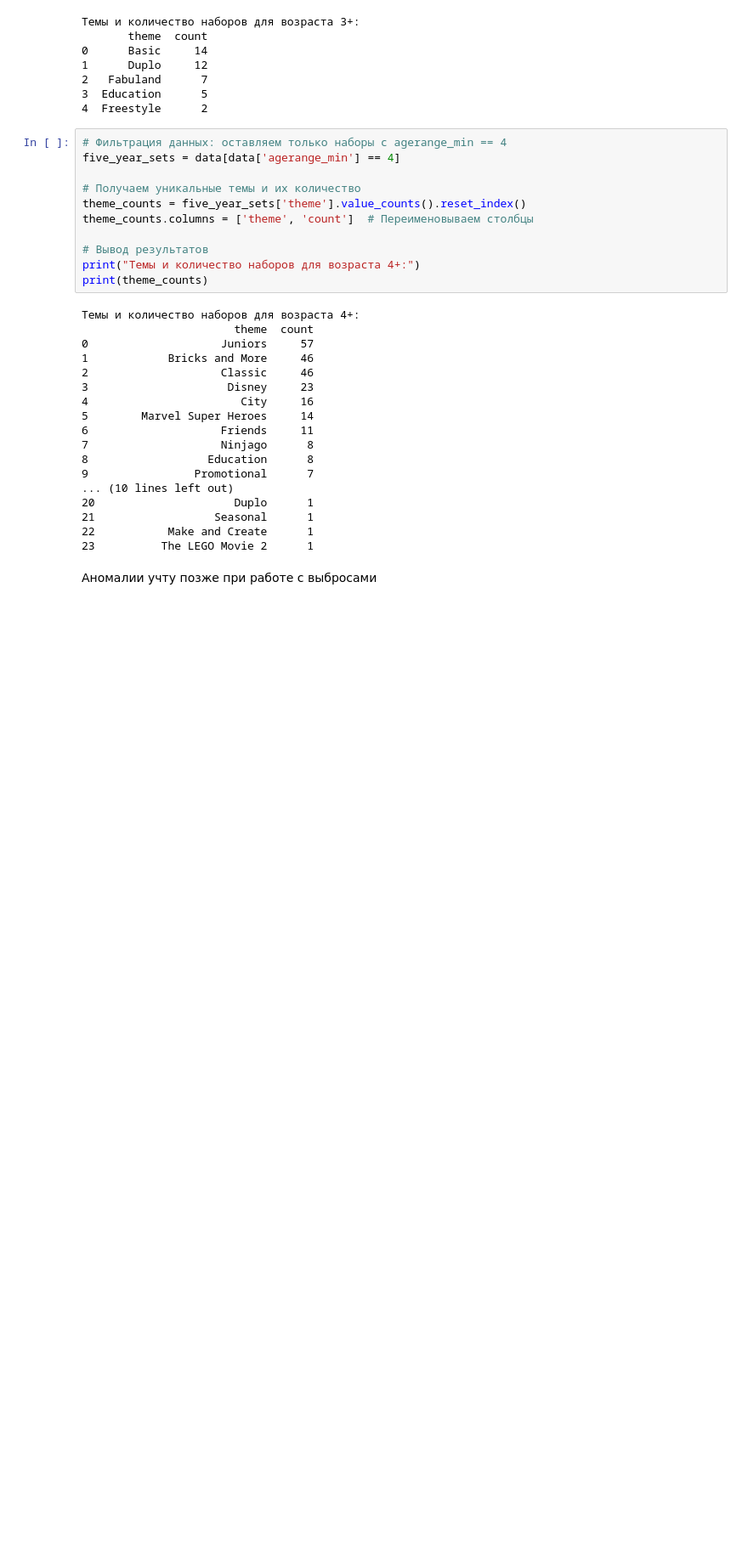
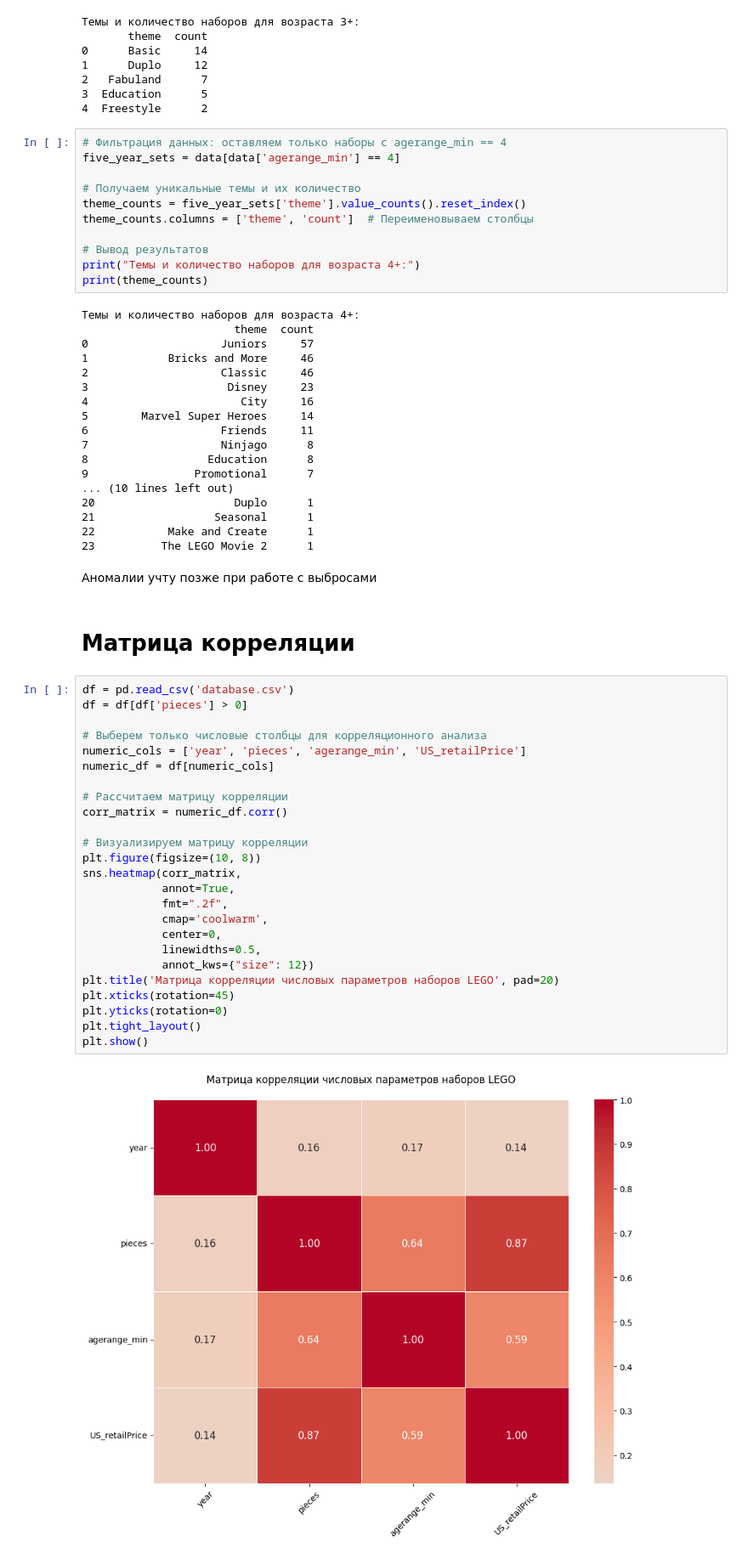
Before and after one commit to Uliiaa/data-science, a Jupyter notebook: lego.ipynb, the cells around one changed output. Shown at 85% size. Cells and saved outputs as stored; diff of their text form; blank space fills up the shorter version.

Commit message:
added correlation matrix

```diff
--- a/lego.ipynb
+++ b/lego.ipynb
@@ -468,3 +468,32 @@ print(theme_counts)
 23          The LEGO Movie 2      1
 # %% [markdown]
 Аномалии учту позже при работе с выбросами
+# %% [markdown]
+# Матрица корреляции
+# %%
+df = pd.read_csv('database.csv')
+df = df[df['pieces'] > 0]
+
+# Выберем только числовые столбцы для корреляционного анализа
+numeric_cols = ['year', 'pieces', 'agerange_min', 'US_retailPrice']
+numeric_df = df[numeric_cols]
+
+# Рассчитаем матрицу корреляции
+corr_matrix = numeric_df.corr()
+
+# Визуализируем матрицу корреляции
+plt.figure(figsize=(10, 8))
+sns.heatmap(corr_matrix,
+            annot=True,
+            fmt=".2f",
+            cmap='coolwarm',
+            center=0,
+            linewidths=0.5,
+            annot_kws={"size": 12})
+plt.title('Матрица корреляции числовых параметров наборов LEGO', pad=20)
+plt.xticks(rotation=45)
+plt.yticks(rotation=0)
+plt.tight_layout()
+plt.show()
+# %% [output]
+[figure, added]
```
Also changed, not shown: parts of 1 cell of this notebook.
